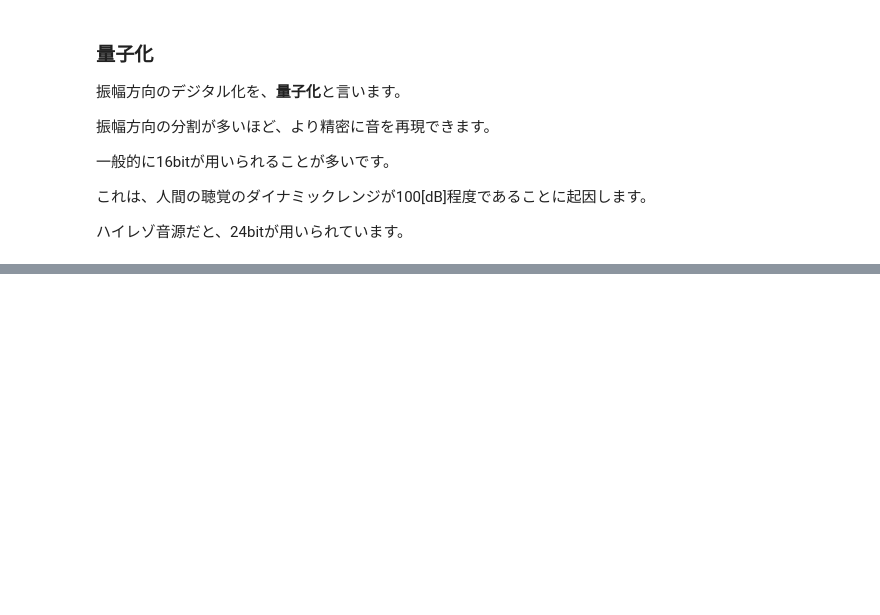
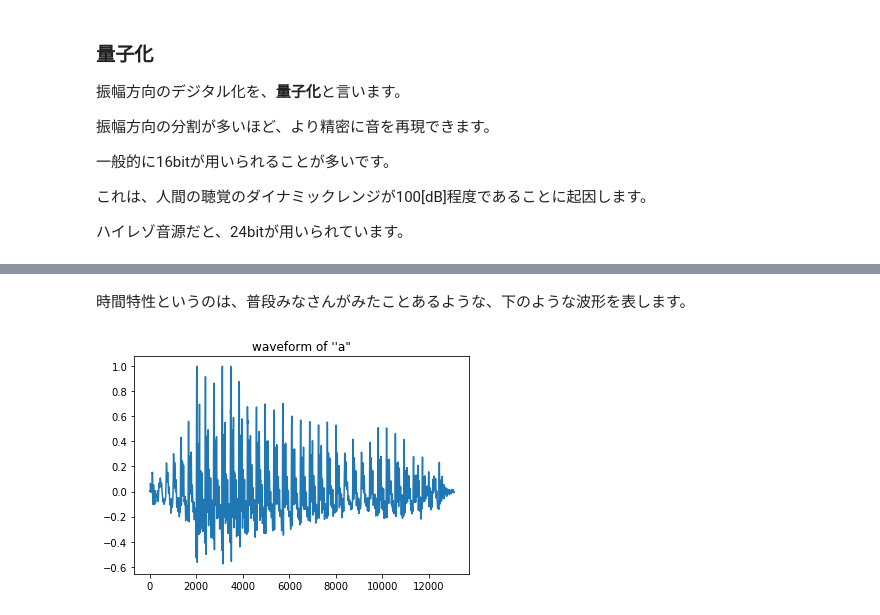
Before and after one commit to kabewall/pythonAudio, a Jupyter notebook: AudioSignalDemo.ipynb, the cells around one changed output, grey strips where cells are left out. Saved outputs shown, nothing was run; the diff lists cells and outputs as text; code cells hidden in the pictures; blank space fills up the shorter version.

Commit message:
add some Demos

```diff
--- a/AudioSignalDemo.ipynb
+++ b/AudioSignalDemo.ipynb
@@ -14,3 +17,7 @@ import wave
+# %%
+filename = "audioSIgnalDemo/a_1.wav"
+fs, data = read(filename)
+audioData = data / np.max(data)
 # %% [markdown]
 ## 音響信号についての最低限の知識
 
@@ -65,0 +81,8 @@ CD音源だとfs = 44100[Hz]、プロ用の音源だとfs=48000[Hz]が一般的
+# %% [markdown]
+時間特性というのは、普段みなさんがみたことあるような、下のような波形を表します。
+# %%
+plt.plot(audioData)
+plt.title("waveform of \''a\"")
+plt.show()
+# %% [output]
+[figure, added]
```
Also changed, not shown: parts of 41 cells of this notebook.
